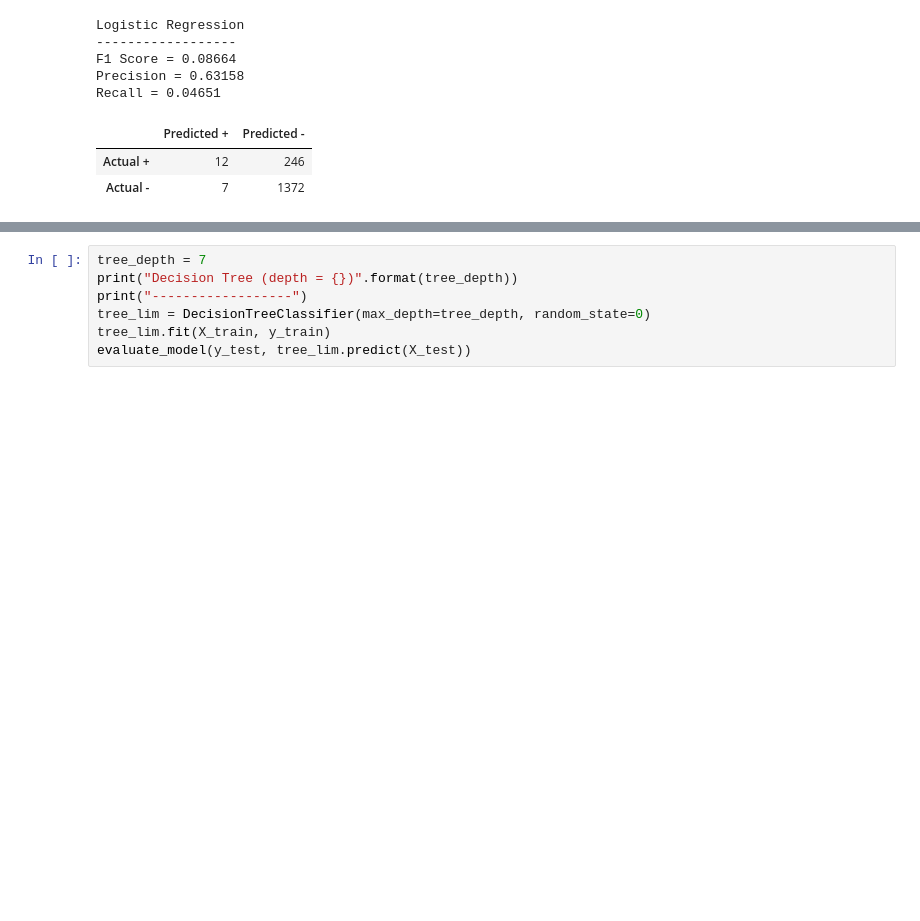
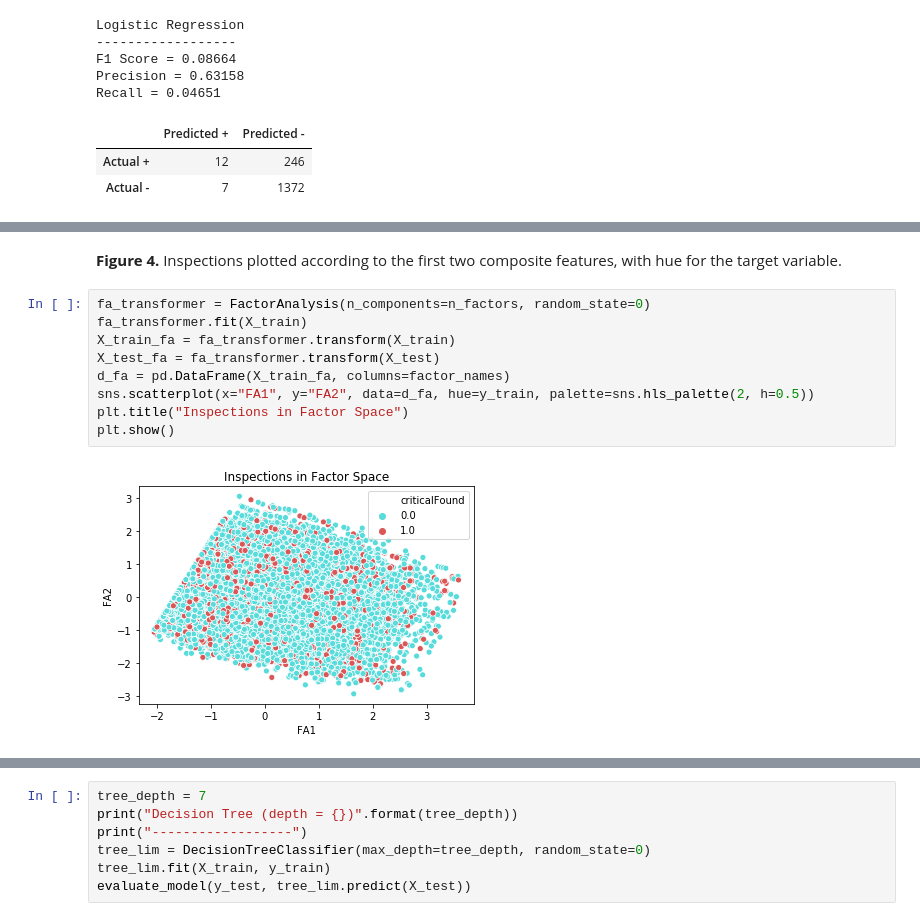
Before and after one commit to vingkan/foodinspectionforecasting, a Jupyter notebook: IIT/11_feature_selection.ipynb, the cells around one changed output, grey strips where cells are left out. Cells and saved outputs as stored; diff of their text form; blank space fills up the shorter version.

```diff
--- a/IIT/11_feature_selection.ipynb
+++ b/IIT/11_feature_selection.ipynb
@@ -172,0 +165,13 @@ Recall = 0.04651
+# %% [markdown]
+**Figure 4.** Inspections plotted according to the first two composite features, with hue for the target variable.
+# %%
+fa_transformer = FactorAnalysis(n_components=n_factors, random_state=0)
+fa_transformer.fit(X_train)
+X_train_fa = fa_transformer.transform(X_train)
+X_test_fa = fa_transformer.transform(X_test)
+d_fa = pd.DataFrame(X_train_fa, columns=factor_names)
+sns.scatterplot(x="FA1", y="FA2", data=d_fa, hue=y_train, palette=sns.hls_palette(2, h=0.5))
+plt.title("Inspections in Factor Space")
+plt.show()
+# %% [output]
+[figure, added]
```
Also changed, not shown: parts of 60 cells of this notebook, 3 other files.
